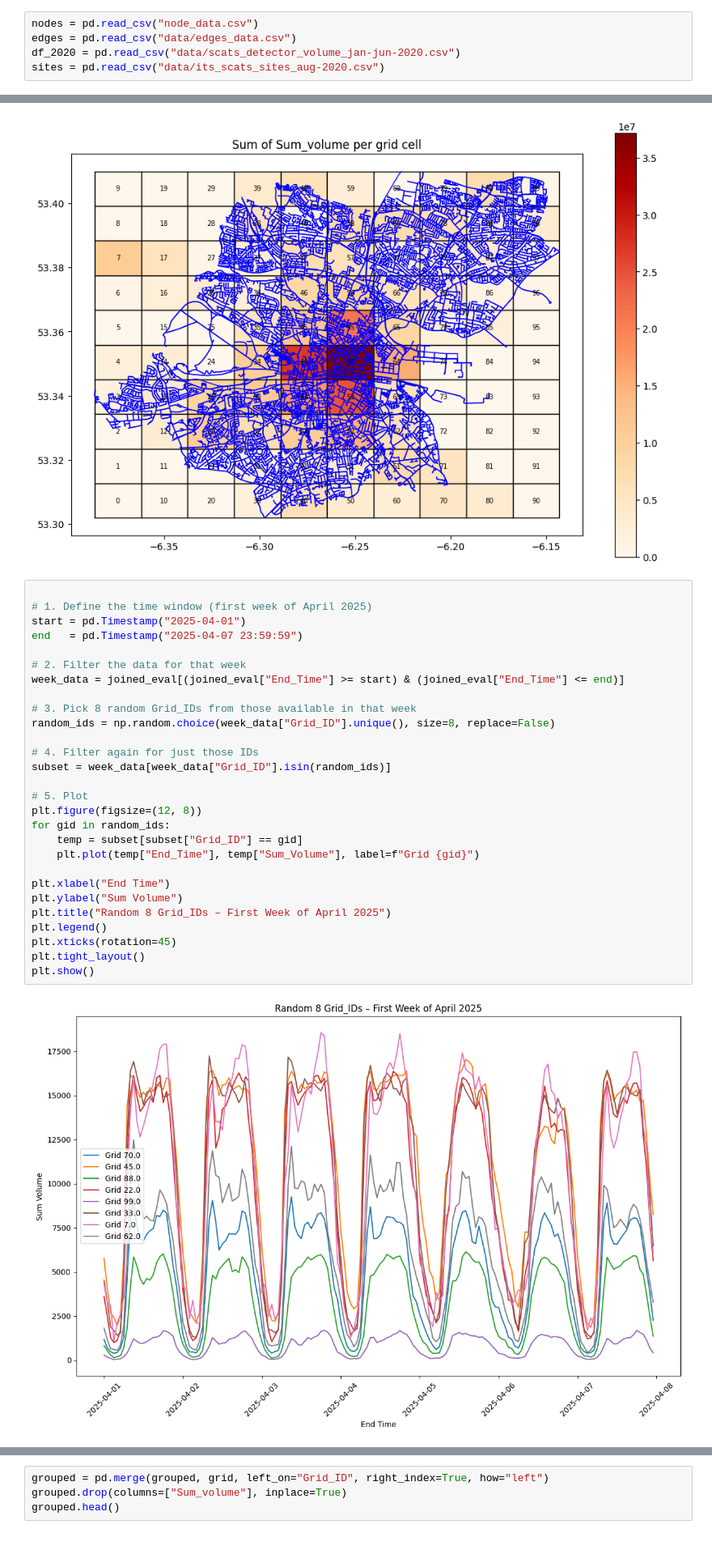
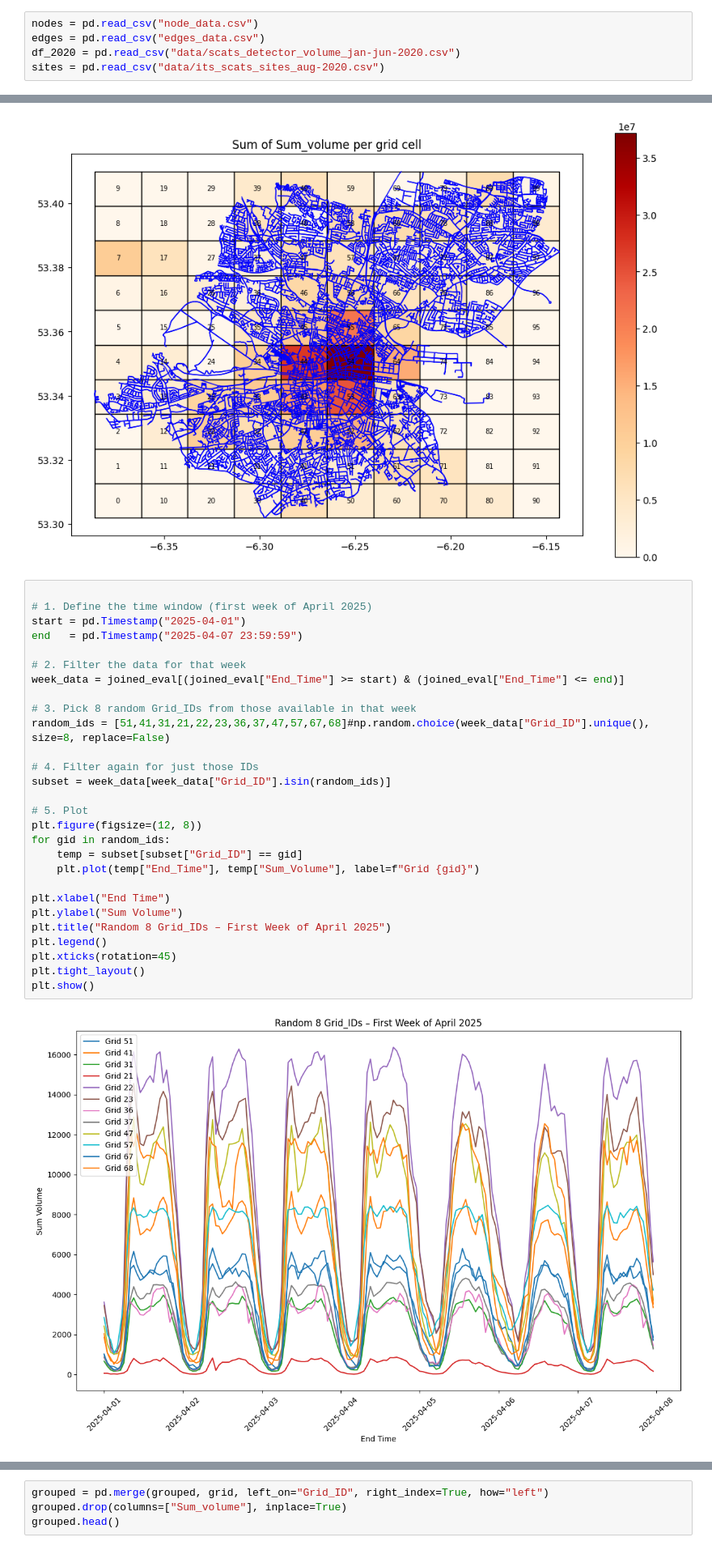
Before and after one commit to kirva123/Hackathon2025, a Jupyter notebook: Regional copy.ipynb, the cells around one changed output, grey strips where cells are left out. Shown at 81% size. Cells and saved outputs as stored; diff of their text form.

```diff
--- a/Regional copy.ipynb
+++ b/Regional copy.ipynb
@@ -9,6 +9,6 @@ import datetime as dt
 import seaborn as sns
 # %%
 nodes = pd.read_csv("node_data.csv")
-edges = pd.read_csv("data/edges_data.csv")
+edges = pd.read_csv("edges_data.csv")
 df_2020 = pd.read_csv("data/scats_detector_volume_jan-jun-2020.csv")
 sites = pd.read_csv("data/its_scats_sites_aug-2020.csv")
@@ -211,33 +209,33 @@ plt.show()
 # %%
 
 # 1. Define the time window (first week of April 2025)
 start = pd.Timestamp("2025-04-01")
 end   = pd.Timestamp("2025-04-07 23:59:59")
 
 # 2. Filter the data for that week
 week_data = joined_eval[(joined_eval["End_Time"] >= start) & (joined_eval["End_Time"] <= end)]
 
 # 3. Pick 8 random Grid_IDs from those available in that week
-random_ids = np.random.choice(week_data["Grid_ID"].unique(), size=8, replace=False)
+random_ids = [51,41,31,21,22,23,36,37,47,57,67,68]#np.random.choice(week_data["Grid_ID"].unique(), size=8, replace=False)
 
 # 4. Filter again for just those IDs
 subset = week_data[week_data["Grid_ID"].isin(random_ids)]
 
 # 5. Plot
 plt.figure(figsize=(12, 8))
 for gid in random_ids:
     temp = subset[subset["Grid_ID"] == gid]
     plt.plot(temp["End_Time"], temp["Sum_Volume"], label=f"Grid {gid}")
 
 plt.xlabel("End Time")
 plt.ylabel("Sum Volume")
 plt.title("Random 8 Grid_IDs – First Week of April 2025")
 plt.legend()
 plt.xticks(rotation=45)
 plt.tight_layout()
 plt.show()
 # %% [output]
-[figure, old version]
+[figure, new version]
 # %%
 bins = [0, 7, 10, 16, 20, 24]  # hours
 labels = ["00-07", "07-10", "10-16", "16-20", "20-24"]
```
Also changed, not shown: parts of 6 cells of this notebook.
